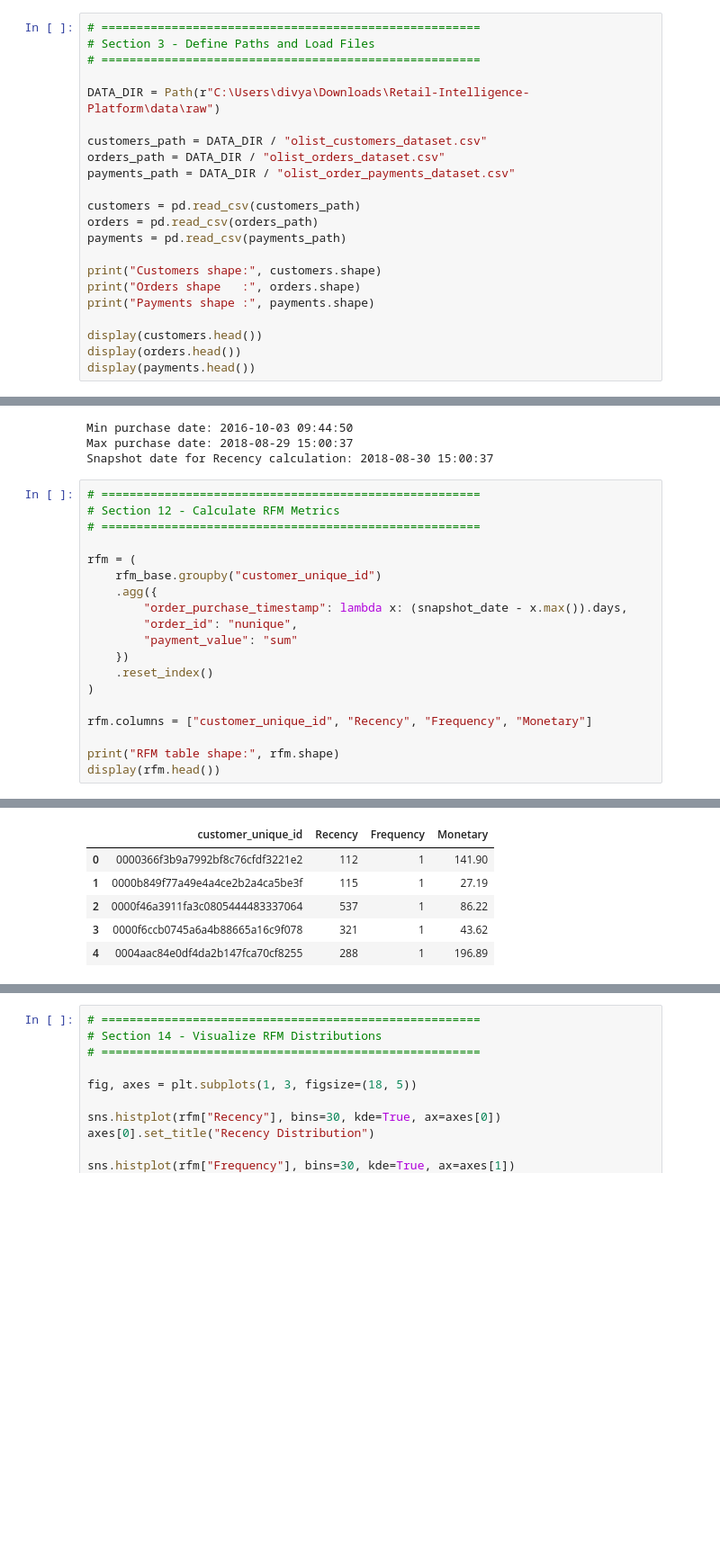
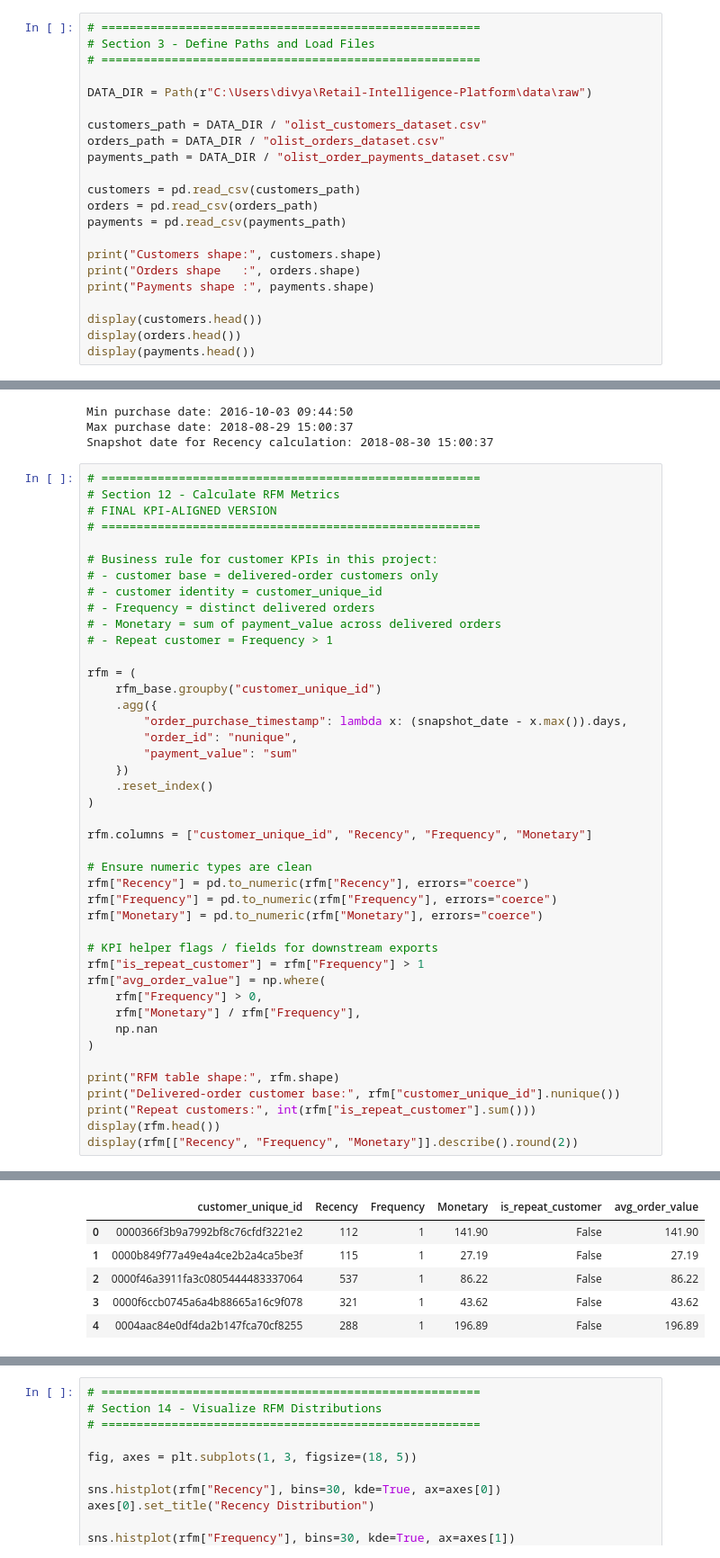
Before and after one commit to divyakumar73/Retail-Intelligence-Platform, a Jupyter notebook: notebooks/07_Customer_Segmentation_RFM.ipynb, the cells around one changed output, grey strips where cells are left out. Shown at 90% size. Cells and saved outputs as stored; diff of their text form; blank space fills up the shorter version.

Commit message:
Update project files

```diff
--- a/notebooks/07_Customer_Segmentation_RFM.ipynb
+++ b/notebooks/07_Customer_Segmentation_RFM.ipynb
@@ -51,7 +51,7 @@ pd.set_option("display.float_format", "{:,.2f}".format)
 # Section 3 - Define Paths and Load Files
 # ======================================================
 
-DATA_DIR = Path(r"C:\Users\divya\Downloads\Retail-Intelligence-Platform\data\raw")
+DATA_DIR = Path(r"C:\Users\divya\Retail-Intelligence-Platform\data\raw")
 
 customers_path = DATA_DIR / "olist_customers_dataset.csv"
 orders_path = DATA_DIR / "olist_orders_dataset.csv"
@@ -255,7 +255,15 @@ Snapshot date for Recency calculation: 2018-08-30 15:00:37
 # %%
 # ======================================================
 # Section 12 - Calculate RFM Metrics
+# FINAL KPI-ALIGNED VERSION
 # ======================================================
+
+# Business rule for customer KPIs in this project:
+# - customer base = delivered-order customers only
+# - customer identity = customer_unique_id
+# - Frequency = distinct delivered orders
+# - Monetary = sum of payment_value across delivered orders
+# - Repeat customer = Frequency > 1
 
 rfm = (
     rfm_base.groupby("customer_unique_id")
@@ -269,6 +277,22 @@ rfm = (
 
 rfm.columns = ["customer_unique_id", "Recency", "Frequency", "Monetary"]
 
+# Ensure numeric types are clean
+rfm["Recency"] = pd.to_numeric(rfm["Recency"], errors="coerce")
+rfm["Frequency"] = pd.to_numeric(rfm["Frequency"], errors="coerce")
+rfm["Monetary"] = pd.to_numeric(rfm["Monetary"], errors="coerce")
+
+# KPI helper flags / fields for downstream exports
+rfm["is_repeat_customer"] = rfm["Frequency"] > 1
+rfm["avg_order_value"] = np.where(
+    rfm["Frequency"] > 0,
+    rfm["Monetary"] / rfm["Frequency"],
+    np.nan
+)
+
 print("RFM table shape:", rfm.shape)
+print("Delivered-order customer base:", rfm["customer_unique_id"].nunique())
+print("Repeat customers:", int(rfm["is_repeat_customer"].sum()))
 display(rfm.head())
+display(rfm[["Recency", "Frequency", "Monetary"]].describe().round(2))
 # %% [output]
@@ -276,6 +302,6 @@ RFM table shape: (93357, 4)
-|  | customer_unique_id | Recency | Frequency | Monetary |
-| 0 | 0000366f3b9a7992bf8c76cfdf3221e2 | 112 | 1 | 141.90 |
-| 1 | 0000b849f77a49e4a4ce2b2a4ca5be3f | 115 | 1 | 27.19 |
-| 2 | 0000f46a3911fa3c0805444483337064 | 537 | 1 | 86.22 |
-| 3 | 0000f6ccb0745a6a4b88665a16c9f078 | 321 | 1 | 43.62 |
-| 4 | 0004aac84e0df4da2b147fca70cf8255 | 288 | 1 | 196.89 |
+|  | customer_unique_id | Recency | Frequency | Monetary | is_repeat_customer | avg_order_value |
+| 0 | 0000366f3b9a7992bf8c76cfdf3221e2 | 112 | 1 | 141.90 | False | 141.90 |
+| 1 | 0000b849f77a49e4a4ce2b2a4ca5be3f | 115 | 1 | 27.19 | False | 27.19 |
+| 2 | 0000f46a3911fa3c0805444483337064 | 537 | 1 | 86.22 | False | 86.22 |
+| 3 | 0000f6ccb0745a6a4b88665a16c9f078 | 321 | 1 | 43.62 | False | 43.62 |
+| 4 | 0004aac84e0df4da2b147fca70cf8255 | 288 | 1 | 196.89 | False | 196.89 |
```
Also changed, not shown: parts of 9 cells of this notebook, 7 other files.
